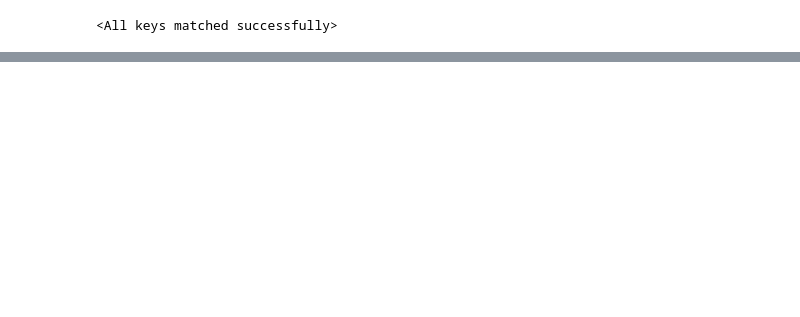
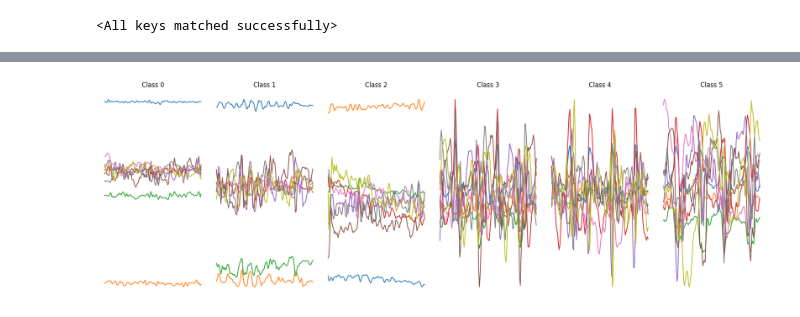
Before and after one commit to chookcurry/flow-matching, a Jupyter notebook: notebooks/whar/train_latent_flow.ipynb, the cells around one changed output, grey strips where cells are left out. Drawn from its saved outputs; the diff is of its cells as text; code cells hidden in the pictures; blank space fills up the shorter version.

```diff
--- a/notebooks/whar/train_latent_flow.ipynb
+++ b/notebooks/whar/train_latent_flow.ipynb
@@ -138,0 +156,40 @@ plt.show()
+# %%
+import random
+from flow_matching.whar.stft import istft_transform
+
+num_samples = 6
+
+fig, axes = plt.subplots(
+    nrows=1,
+    ncols=num_samples,
+    figsize=(3 * num_samples, 3 * len(guidance_scales)),
+)
+
+# random int
+seed = random.randint(0, 1000)
+
+samples = []
+
+for i in range(0, num_samples):
+    x1, _ = sampler.sample(1, class_label=i, seed=seed)
+    samples.append(x1)
+
+x1 = torch.cat(samples, dim=0)
+
+B, C, H, W = x1.shape
+x1 = x1.view(B, C // 2, 2, H, W)
+
+x1 = x1.cpu()
+x1 = vmap(decompress_stft)(x1)
+x1 = vmap(istft_transform)(x1)
+
+for col_idx in range(num_samples):
+    ax = axes[col_idx]
+    ax.plot(x1[col_idx])
+    ax.set_title(f"Class {col_idx}")
+    ax.axis("off")
+
+plt.tight_layout()
+plt.show()
+# %% [output]
+[figure, added]
```
Also changed, not shown: parts of 7 cells of this notebook, 7 other files.
